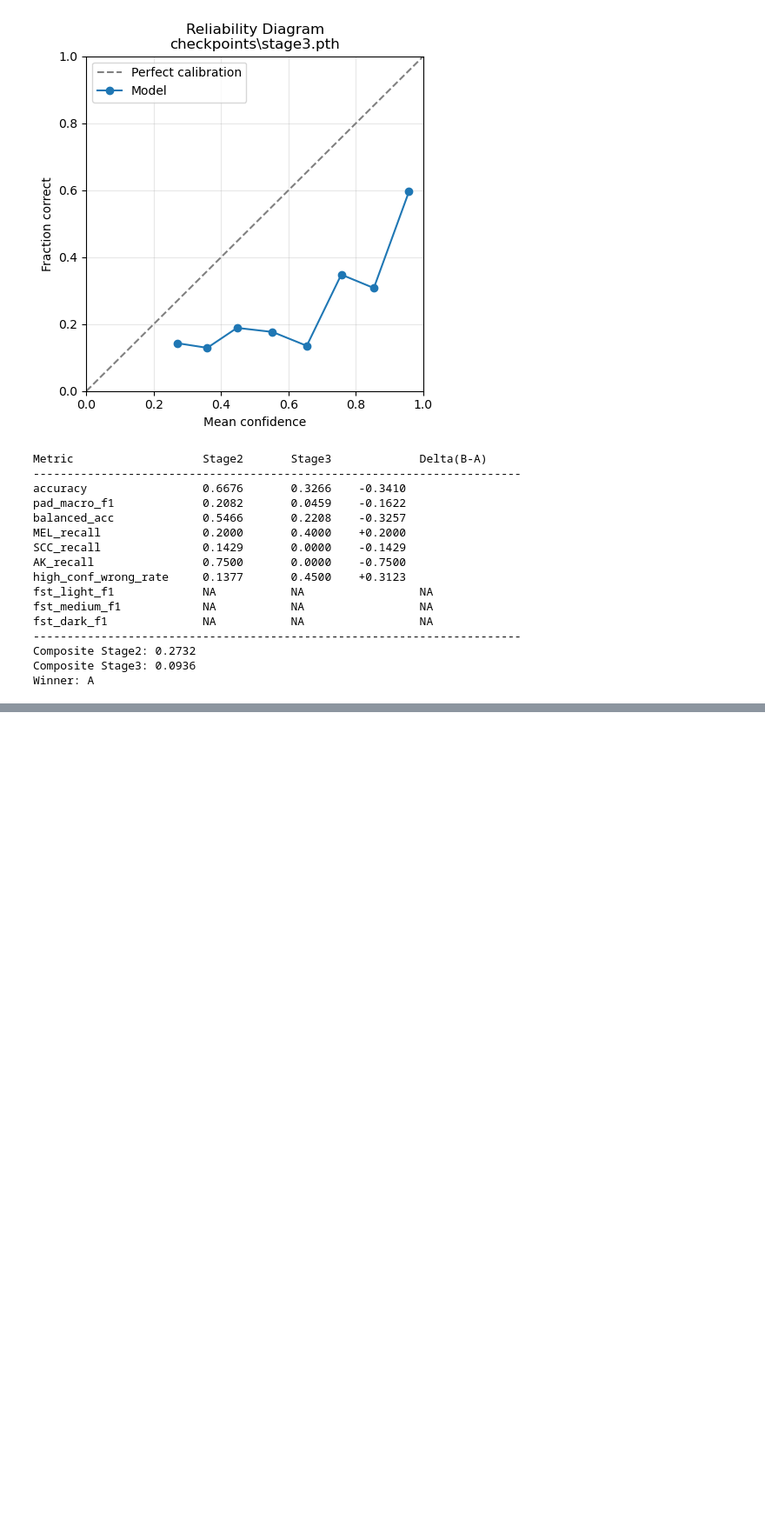
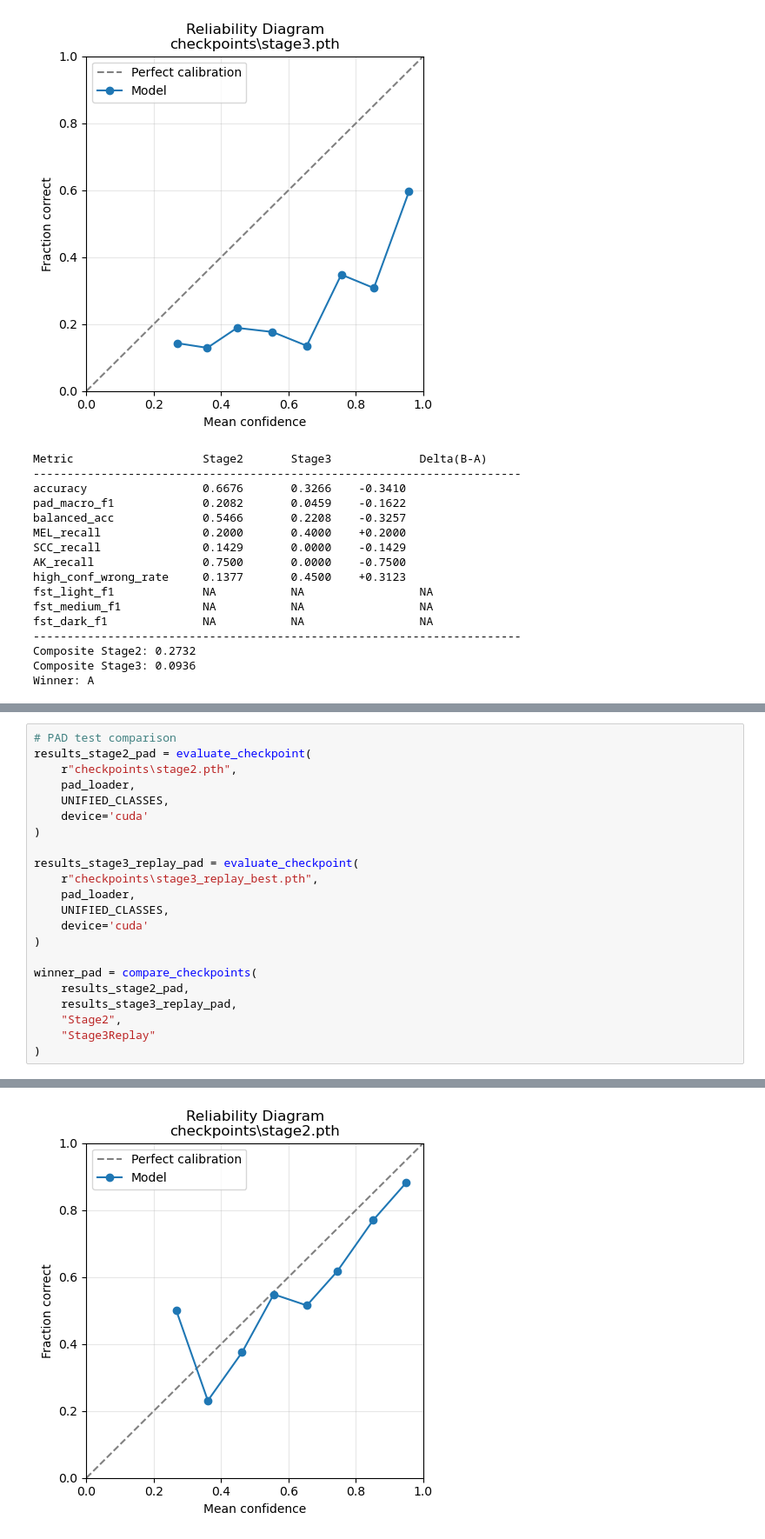
Before and after one commit to Prakhar9896/SkinDisease, a Jupyter notebook: model.ipynb, the cells around one changed output, grey strips where cells are left out. Shown at 87% size. Saved outputs shown, nothing was run; the diff lists cells and outputs as text; blank space fills up the shorter version.

```diff
--- a/model.ipynb
+++ b/model.ipynb
@@ -1961,0 +2007,23 @@ Winner: A
+# %%
+# PAD test comparison
+results_stage2_pad = evaluate_checkpoint(
+    r"checkpoints\stage2.pth",
+    pad_loader,
+    UNIFIED_CLASSES,
+    device='cuda'
+)
+
+results_stage3_replay_pad = evaluate_checkpoint(
+    r"checkpoints\stage3_replay_best.pth",
+    pad_loader,
+    UNIFIED_CLASSES,
+    device='cuda'
+)
+
+winner_pad = compare_checkpoints(
+    results_stage2_pad,
+    results_stage3_replay_pad,
+    "Stage2",
+    "Stage3Replay"
+)
+# %% [output]
@@ -1961,0 +2034 @@ Winner: A
+[figure, added]
```
Also changed, not shown: parts of 7 cells of this notebook, 13 other files.
